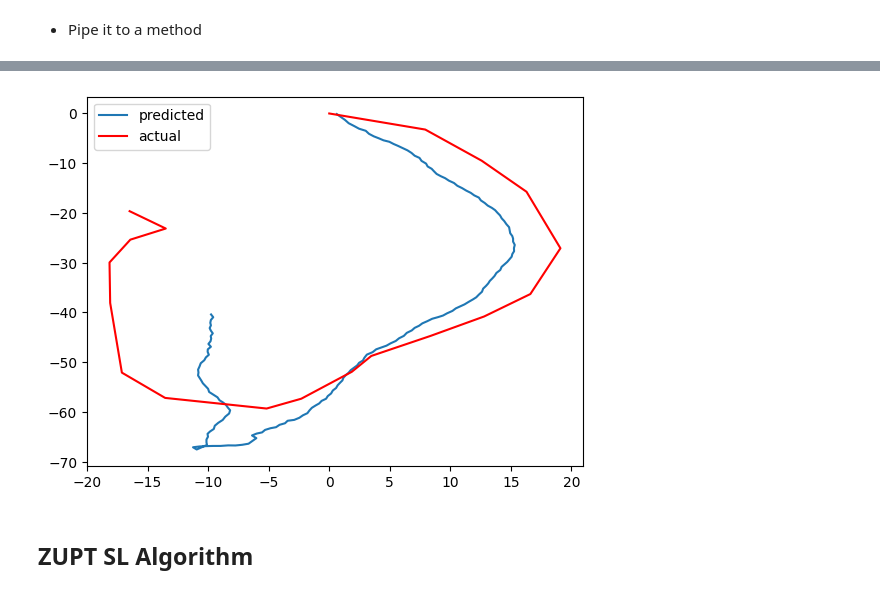
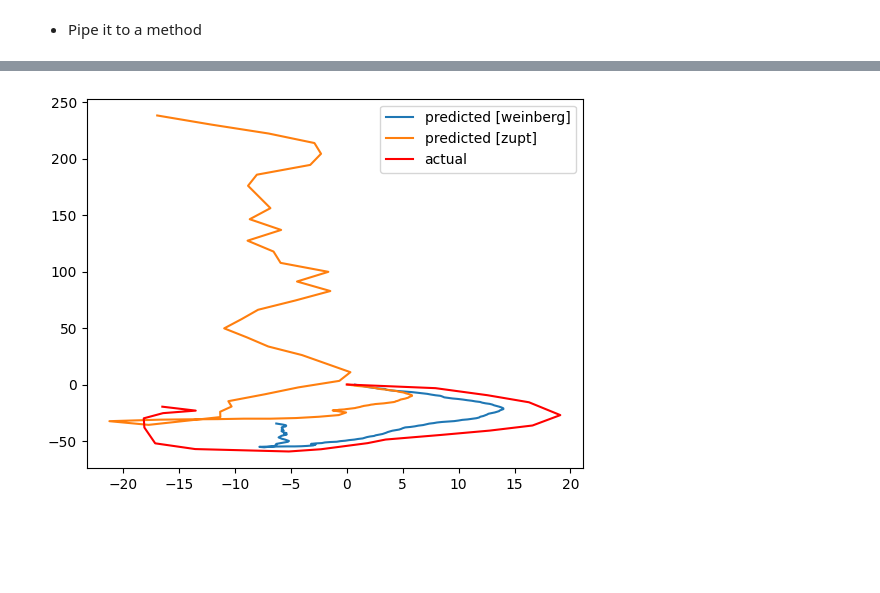
Before and after one commit to hungnd11/my-thesis, a Jupyter notebook: code/notebooks/pdr_stride_length.ipynb, the cells around one changed output, grey strips where cells are left out. Cells and saved outputs as stored; diff of their text form; code cells hidden in the pictures; blank space fills up the shorter version.

Commit message:
refactor: sd, sl models

```diff
--- a/code/notebooks/pdr_stride_length.ipynb
+++ b/code/notebooks/pdr_stride_length.ipynb
@@ -73,5 +261,5 @@ transform_func = lambda coords: coords
 # %%
-path_datas = read_data_file(data_files[10])
+path_data_collection = read_data_file(data_files[10])
 # %%
 fig, ax = plt.subplots(1, 1, figsize=(10, 6))
 
@@ -210,2 +290,6 @@ def compute_stride_length_weinberg(acce_magnitude: np.ndarray,
+# %%
+weinberg_sl_model = WeinbergSLModel(window_size=16)
+sd_model = LocalAccVarianceSDModel(window_size=4)
+zupt_sl_model = ZUPTSLModel(sd_model, window_size=4)
 # %% [markdown]
 * Pipe it to a method
@@ -305,28 +296,39 @@ plt.show()
+# %%
+weinberg_sl = weinberg_sl_model.predict(path_data_collection)
+zupt_sl = zupt_sl_model.predict(path_data_collection)
+step_mask = sd_model.predict(path_data_collection)
 # %%
-sl = compute_stride_length_weinberg(acce_magnitudes, w=4, K=0.364)
-sensor_timestamps = sensor_df["ts"].values
+_, heading = compute_earth_acce_heading(path_data_collection.acce, path_data_collection.magn)
+sensor_timestamps = path_data_collection.acce[:, 0]
 heading_with_timestamps = np.vstack((sensor_timestamps, heading)).T
 step_timestamps = sensor_timestamps[step_mask]
 step_headings = compute_step_heading(step_timestamps, heading_with_timestamps)
 step_headings[:, 1] = np.radians(step_headings[:, 1])
+
 stride_lengths = np.zeros((len(step_timestamps), 2), dtype=np.float64)
 stride_lengths[:, 0] = step_timestamps
-stride_lengths[:, 1] = sl[step_mask]
-rel_positions = compute_rel_positions(stride_lengths, step_headings)
+stride_lengths[:, 1] = weinberg_sl[step_mask]
+
+weinberg_rel_positions = compute_rel_positions(stride_lengths, step_headings)
+
+stride_lengths[:, 1] = zupt_sl
+zupt_rel_positions = compute_rel_positions(stride_lengths, step_headings)
 # %%
 fig, ax = plt.subplots()
 
-cx = np.cumsum(rel_positions[:, 1])
-cy = np.cumsum(rel_positions[:, 2])
+weinberg_cx = np.cumsum(weinberg_rel_positions[:, 1])
+weinberg_cy = np.cumsum(weinberg_rel_positions[:, 2])
 
-ax.plot(cx, cy, label="predicted")
-ax.plot(path_datas.waypoint[:, 1] - path_datas.waypoint[0, 1],
-        path_datas.waypoint[:, 2] - path_datas.waypoint[0, 2],
+zupt_cx = np.cumsum(zupt_rel_positions[:, 1])
+zupt_cy = np.cumsum(zupt_rel_positions[:, 2])
+
+ax.plot(weinberg_cx, weinberg_cy, label="predicted [weinberg]")
+ax.plot(zupt_cx, zupt_cy, label="predicted [zupt]")
+ax.plot(path_data_collection.waypoint[:, 1] - path_data_collection.waypoint[0, 1],
+        path_data_collection.waypoint[:, 2] - path_data_collection.waypoint[0, 2],
         color="red", label="actual")
 ax.legend()
 
 plt.show()
 # %% [output]
-[figure, old version]
+[figure, new version]
-# %% [markdown]
-## ZUPT SL Algorithm
```
Also changed, not shown: parts of 45 cells of this notebook, 4 other files.
